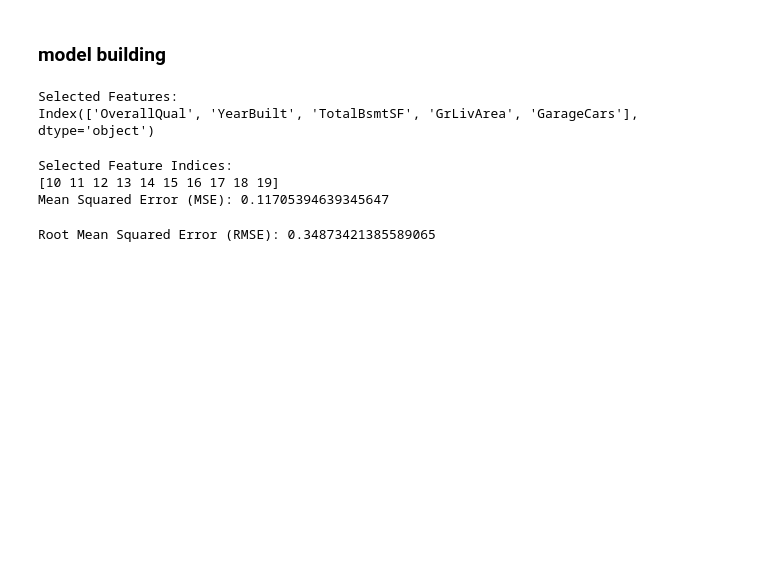
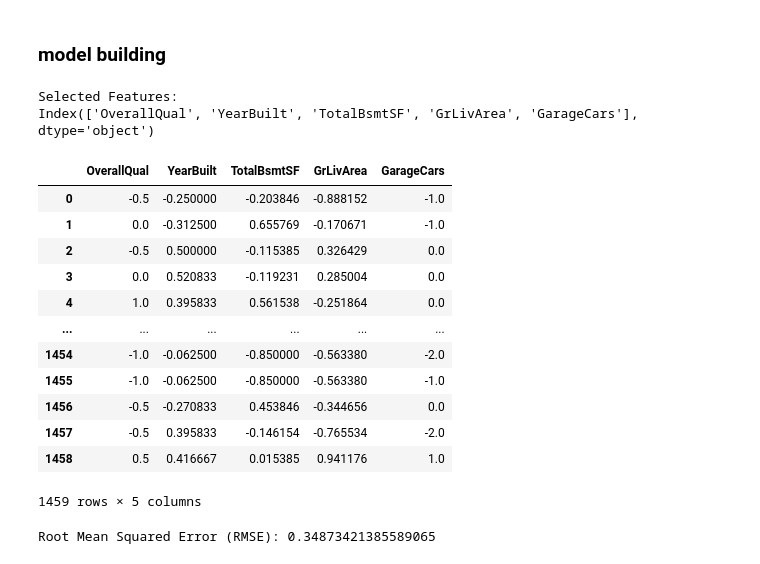
Before and after one commit to MrBinit/Advanced_california_housing_regression, a Jupyter notebook: development2.ipynb, the cells around one changed output. Saved outputs shown, nothing was run; the diff lists cells and outputs as text; code cells hidden in the pictures; blank space fills up the shorter version.

```diff
--- a/development2.ipynb
+++ b/development2.ipynb
@@ -936,39 +930,18 @@ Index(['OverallQual', 'YearBuilt', 'TotalBsmtSF', 'GrLivArea', 'GarageCars'], dt
-# %%
-from sklearn.feature_selection import SelectKBest, f_regression
-from sklearn.model_selection import train_test_split
-from sklearn.linear_model import LinearRegression
-from sklearn.metrics import mean_squared_error
-
-# Assuming X is your feature matrix and y is your target vector
-
-# Split the data into training and testing sets
-X_train, X_test, y_train, y_test = train_test_split(X, y, test_size=0.2, random_state=42)
-
-# Initialize SelectKBest with the chosen scoring function (f_regression for regression)
-k_best = SelectKBest(score_func=f_regression, k=10)  # Select top 10 features
-
-# Fit SelectKBest to your data and transform X_train and X_test
-X_train_selected = k_best.fit_transform(X_train, y_train)
-X_test_selected = k_best.transform(X_test)
-
-# Get the selected feature indices
-selected_feature_indices = k_best.get_support(indices=True)
-
-# Print the indices of the selected features
-print("Selected Feature Indices:")
-print(selected_feature_indices)
-
-# Initialize and train your model using the selected features
-linear_model = LinearRegression()
-linear_model.fit(X_train_selected, y_train)
-
-# Make predictions on the testing set
-y_pred = linear_model.predict(X_test_selected)
-
-# Calculate the Mean Squared Error (MSE) to evaluate the model
-mse = mean_squared_error(y_test, y_pred)
-print("Mean Squared Error (MSE):", mse)
-# %% [output]
-Selected Feature Indices:
-[10 11 12 13 14 15 16 17 18 19]
-Mean Squared Error (MSE): 0.11705394639345647
+# %%
+selected_features_test = df_test_concatenated[['OverallQual', 'YearBuilt', 'TotalBsmtSF', 'GrLivArea', 'GarageCars']]
+# %%
+selected_features_test
+# %% [output]
+|  | OverallQual | YearBuilt | TotalBsmtSF | GrLivArea | GarageCars |
+| 0 | -0.5 | -0.250000 | -0.203846 | -0.888152 | -1.0 |
+| 1 | 0.0 | -0.312500 | 0.655769 | -0.170671 | -1.0 |
+| 2 | -0.5 | 0.500000 | -0.115385 | 0.326429 | 0.0 |
+| 3 | 0.0 | 0.520833 | -0.119231 | 0.285004 | 0.0 |
+| 4 | 1.0 | 0.395833 | 0.561538 | -0.251864 | 0.0 |
+| ... | ... | ... | ... | ... | ... |
+| 1454 | -1.0 | -0.062500 | -0.850000 | -0.563380 | -2.0 |
+| 1455 | -1.0 | -0.062500 | -0.850000 | -0.563380 | -1.0 |
+| 1456 | -0.5 | -0.270833 | 0.453846 | -0.344656 | 0.0 |
+| 1457 | -0.5 | 0.395833 | -0.146154 | -0.765534 | -2.0 |
+| 1458 | 0.5 | 0.416667 | 0.015385 | 0.941176 | 1.0 |
+1459 rows × 5 columns
```
Also changed, not shown: parts of 16 cells of this notebook.
